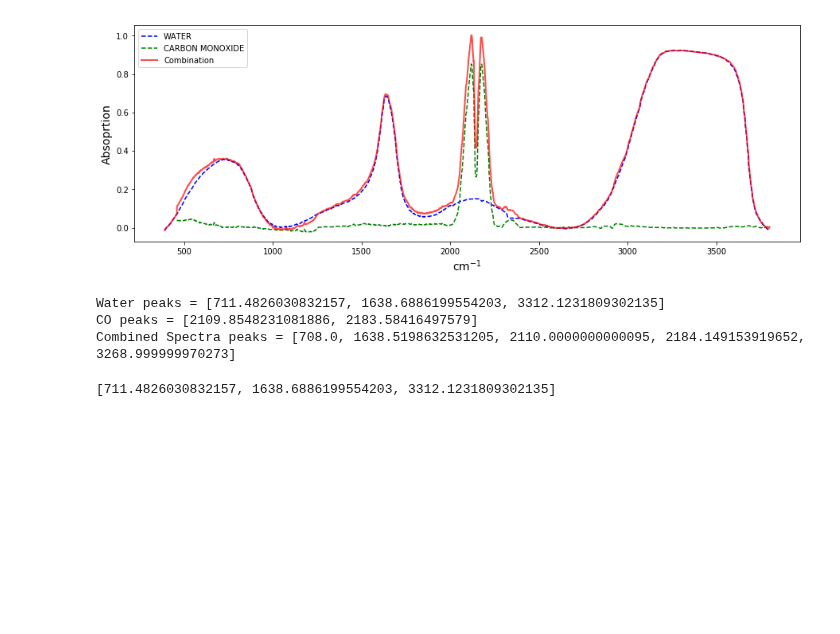
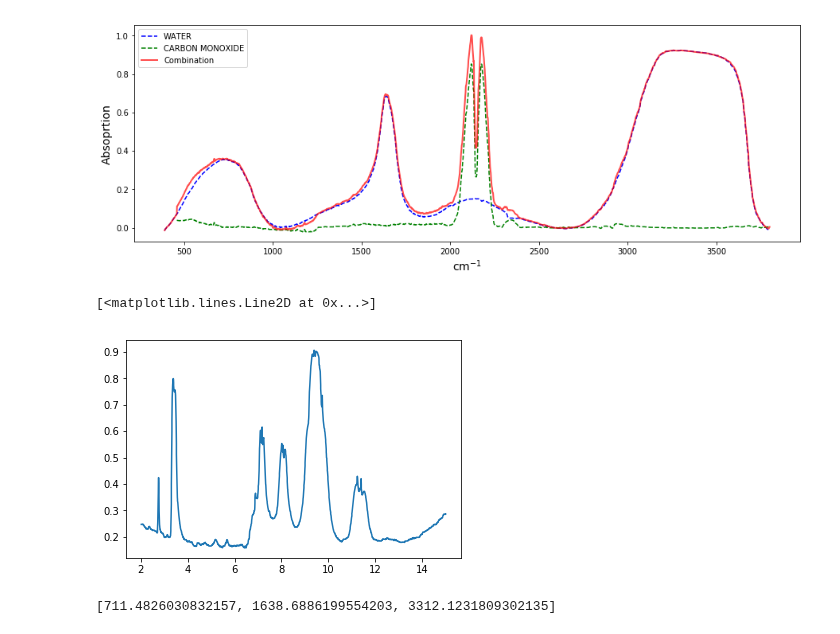
Before and after one commit to raman-noodles/Raman-noodles, a Jupyter notebook: examples/matching_test.ipynb, the cells around one changed output. Drawn from its saved outputs; the diff is of its cells as text; code cells hidden in the pictures; blank space fills up the shorter version.

```diff
--- a/examples/matching_test.ipynb
+++ b/examples/matching_test.ipynb
@@ -21,6 +21,8 @@ sorted(shoyu_data_dict.keys())
 # %%
 compound_1 = shoyu_data_dict['WATER']
 compound_2 = shoyu_data_dict['CARBON MONOXIDE']
+compound_3 = shoyu_data_dict['ETHYL ALCOHOL']
+compound_4 = shoyu_data_dict['FORMIC ACID']
 spectra_x, spectra_y = shoyu.combine_spectra(compound_1, compound_2, plot = True)
 # %% [output]
 [figure]
@@ -35,7 +39,5 @@ spectra_peaks = spectrafit.data_report(spectra_x, spectra_y)[0]
 print('Water peaks = {}'.format(water_peaks))
 print('CO peaks = {}'.format(co_peaks))
 print('Combined Spectra peaks = {}'.format(spectra_peaks))
+print('EtOH Spectra peaks = {}'.format(ethyl_alcohol_peaks))
+print('formic acid peaks = {}'.format(formic_acid_peaks))
-# %% [output]
-Water peaks = [711.4826030832157, 1638.6886199554203, 3312.1231809302135]
-CO peaks = [2109.8548231081886, 2183.58416497579]
-Combined Spectra peaks = [708.0, 1638.5198632531205, 2110.0000000000095, 2184.149153919652, 3268.999999970273]
@@ -50,3 +44,9 @@ Combined Spectra peaks = [708.0, 1638.5198632531205, 2110.0000000000095, 2184.14
+# %%
+#OK, so the EtOH peaks look very wrong.
+plt.plot(compound_3['x'], compound_3['y'])
+# %% [output]
+[<matplotlib.lines.Line2D at 0x...>]
+[figure, added]
 # %%
 #Ok, first things first, let's just compare two and not worry os much.
 water_peaks
```
Also changed, not shown: parts of 16 cells of this notebook.
